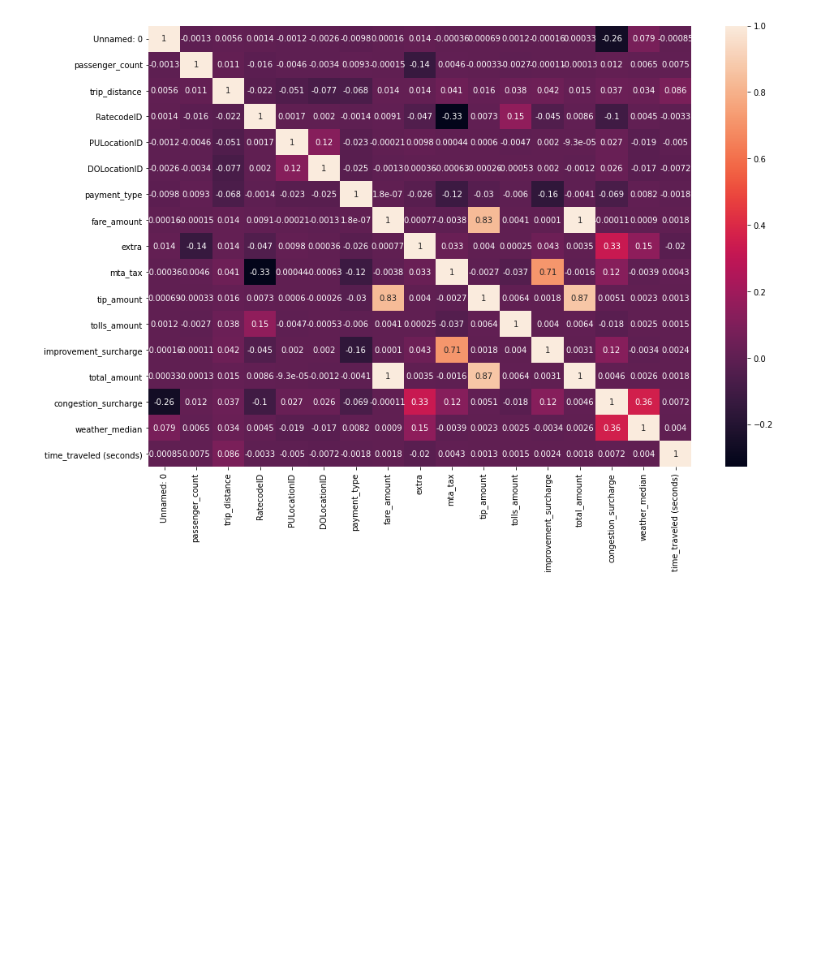
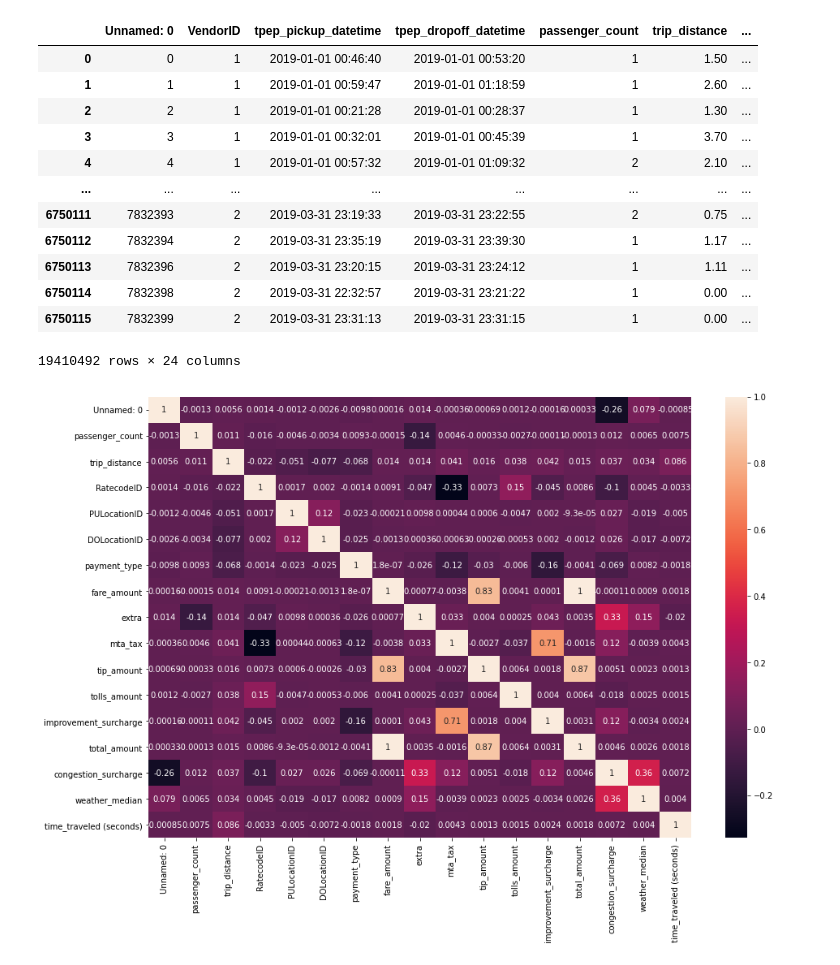
Before and after one commit to rinliauw/ads_project, a Jupyter notebook: code/Visualisation.ipynb, the cells around one changed output. Drawn from its saved outputs; the diff is of its cells as text; code cells hidden in the pictures; blank space fills up the shorter version.

```diff
--- a/code/Visualisation.ipynb
+++ b/code/Visualisation.ipynb
@@ -24,6 +24,22 @@ sf['geometry'] = sf['geometry'].to_crs("+proj=longlat +ellps=WGS84 +datum=WGS84
 # concatenate january - march 2019
 frames_2019 = [jan, feb, mar]
 taxi_2019 = pd.concat(frames_2019)
+# %%
+taxi_2019
+# %% [output]
+|  | Unnamed: 0 | VendorID | tpep_pickup_datetime | tpep_dropoff_datetime | passenger_count | trip_distance | ... |
+| 0 | 0 | 1 | 2019-01-01 00:46:40 | 2019-01-01 00:53:20 | 1 | 1.50 | ... |
+| 1 | 1 | 1 | 2019-01-01 00:59:47 | 2019-01-01 01:18:59 | 1 | 2.60 | ... |
+| 2 | 2 | 1 | 2019-01-01 00:21:28 | 2019-01-01 00:28:37 | 1 | 1.30 | ... |
+| 3 | 3 | 1 | 2019-01-01 00:32:01 | 2019-01-01 00:45:39 | 1 | 3.70 | ... |
+| 4 | 4 | 1 | 2019-01-01 00:57:32 | 2019-01-01 01:09:32 | 2 | 2.10 | ... |
+| ... | ... | ... | ... | ... | ... | ... | ... |
+| 6750111 | 7832393 | 2 | 2019-03-31 23:19:33 | 2019-03-31 23:22:55 | 2 | 0.75 | ... |
+| 6750112 | 7832394 | 2 | 2019-03-31 23:35:19 | 2019-03-31 23:39:30 | 1 | 1.17 | ... |
+| 6750113 | 7832396 | 2 | 2019-03-31 23:20:15 | 2019-03-31 23:24:12 | 1 | 1.11 | ... |
+| 6750114 | 7832398 | 2 | 2019-03-31 22:32:57 | 2019-03-31 23:21:22 | 1 | 0.00 | ... |
+| 6750115 | 7832399 | 2 | 2019-03-31 23:31:13 | 2019-03-31 23:31:15 | 1 | 0.00 | ... |
+19410492 rows × 24 columns
 # %%
 # graph 1: make heat map
 heat_map = taxi_2019
```
Also changed, not shown: parts of 8 cells of this notebook, 2 other files.
